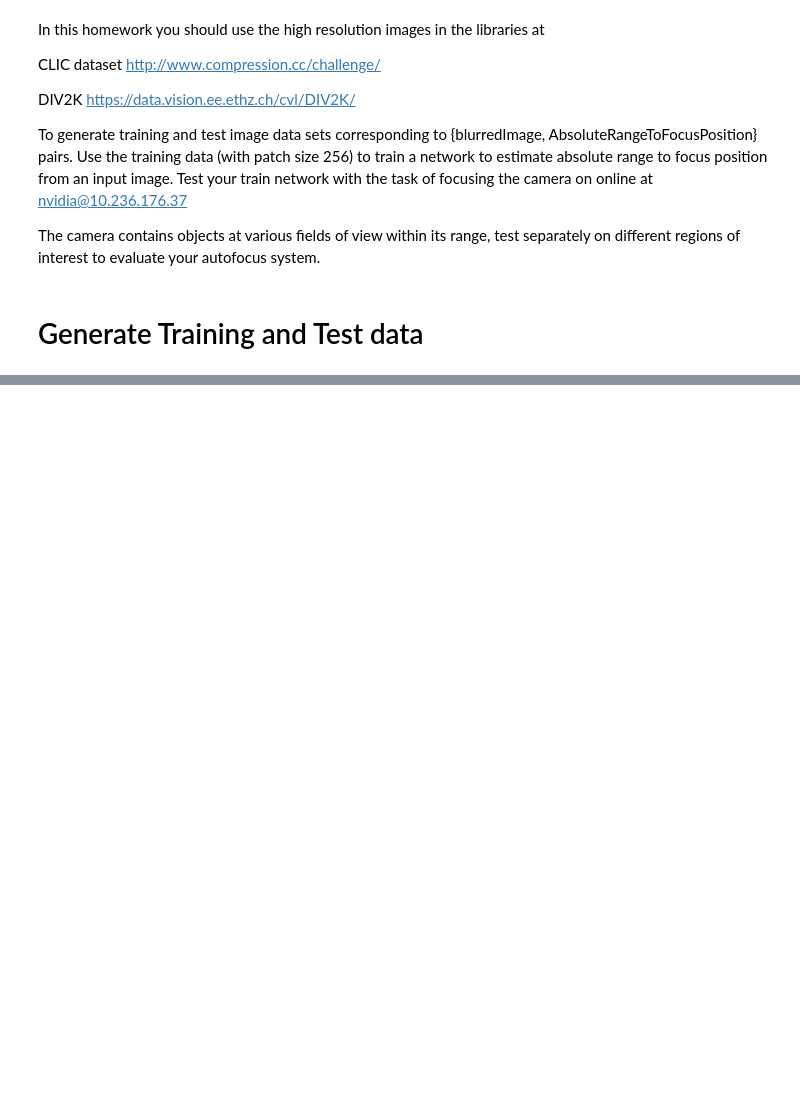
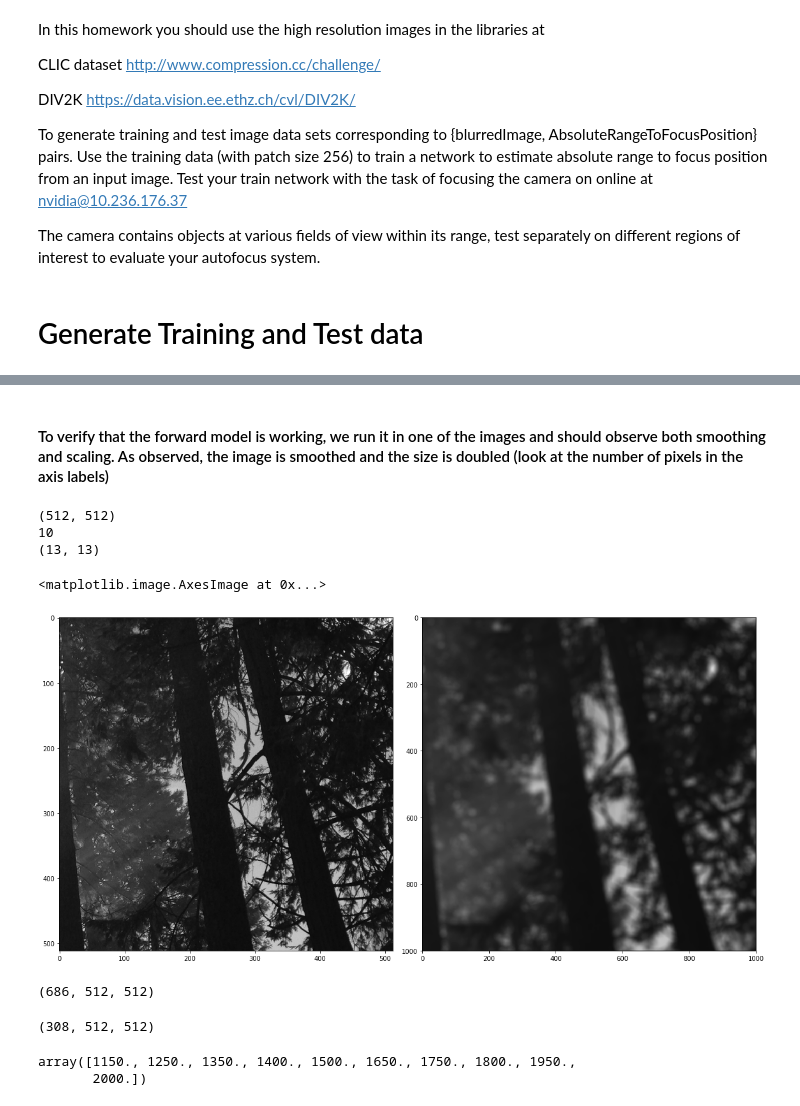
Before and after one commit to polortiz4/Smart-Cameras, a Jupyter notebook: HW4/Learning to Focus.ipynb, the cells around one changed output, grey strips where cells are left out. Saved outputs shown, nothing was run; the diff lists cells and outputs as text; code cells hidden in the pictures; blank space fills up the shorter version.

```diff
--- a/HW4/Learning to Focus.ipynb
+++ b/HW4/Learning to Focus.ipynb
@@ -54,8 +56,3 @@ To generate training and test image data sets corresponding to {blurredImage, Ab
 The camera contains objects at various fields of view within its range, test separately on different regions of interest to evaluate your autofocus system.
 # %% [markdown]
 # Generate Training and Test data
-# %%
-train_truth = []
-for filename in os.listdir('train'):
-    train_truth = np.append(train_truth, imio.imread('train/' + filename))
-print(train_truth)
@@ -61,0 +92,27 @@ print(train_truth)
+# %%
+def pre_process(filename, folder, r, alpha = 1, block_size = 512):
+    image = imio.imread(folder + filename) # Read image
+    image = color.rgb2gray(image)
+    image = image[:int(block_size + max(deFocusModel[:, 2])), :int(block_size + max(deFocusModel[:, 2]))]
+    image = forward_model(image, r, alpha) # Apply forward model
+#     blocks = divide_image(image, block_size) # Extract 512 blocks
+    crop = image[:512, :512]
+
+    return crop # For now, only return one block cause my memory is killing me
+# %%
+num_train = len(os.listdir('train'))
+print('num_trian: ' + str(num_train))
+x_train = np.zeros([1, 512, 512])
+y_train = []
+for i, filename in  enumerate(os.listdir('train')[:num_train]):
+    print('i: ' + str(i))
+    z0 = random.choice(np.unique(deFocusModel[:, 0]))
+    z1 = random.choice(np.unique(deFocusModel[:, 1]))
+    r = deFocusModel[np.where(np.multiply(deFocusModel[:, 1] == z1, deFocusModel[:, 0] == z0)), 2]
+    alpha = deFocusModel[np.where(np.multiply(deFocusModel[:, 1] == z1, deFocusModel[:, 0] == z0)), 3]
+    block = pre_process(filename, folder = 'train/', r = r, alpha = alpha)
+    try:
+        x_train = np.append(x_train, block[np.newaxis, :, :] , axis = 0)
+        y_train = np.append(y_train, abs(z1 - z0))
+    except:
+        pass
@@ -61,0 +154,13 @@ print(train_truth)
+# %% [markdown]
+#### To verify that the forward model is working, we run it in one of the images and should observe both smoothing and scaling. As observed, the image is smoothed and the size is doubled (look at the number of pixels in the axis labels)
+# %%
+plt.subplot(1, 2, 2)
+imio.imshow(forward_model(x_train[4, :, :], 10, 2))
+plt.subplot(1, 2, 1)
+imio.imshow(x_train[4, :, :])
+# %% [output]
+(512, 512)
+10
+(13, 13)
+<matplotlib.image.AxesImage at 0x...>
+[figure, added]
@@ -61,0 +187,13 @@ print(train_truth)
+# %%
+train_truth.shape
+# %% [output]
+(686, 512, 512)
+# %%
+validate_truth.shape
+# %% [output]
+(308, 512, 512)
+# %%
+np.unique(deFocusModel[:, 0])
+# %% [output]
+array([1150., 1250., 1350., 1400., 1500., 1650., 1750., 1800., 1950.,
+       2000.])
```
Also changed, not shown: parts of 10 cells of this notebook.
